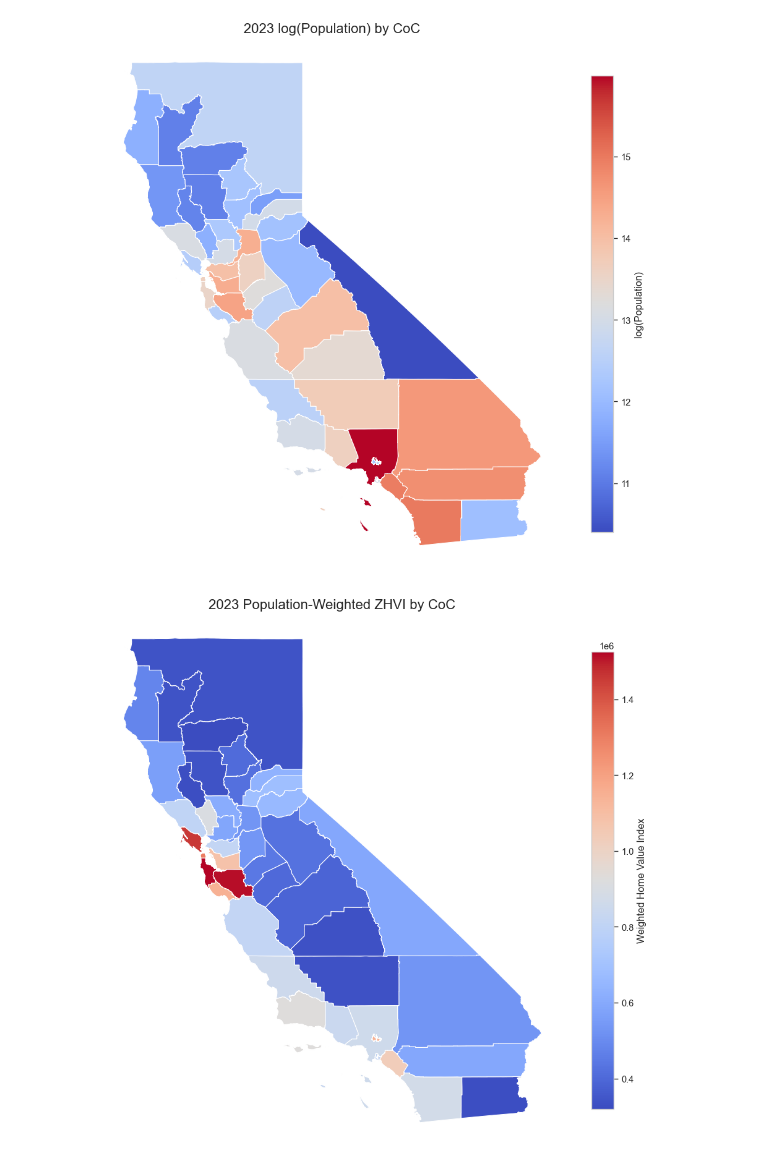
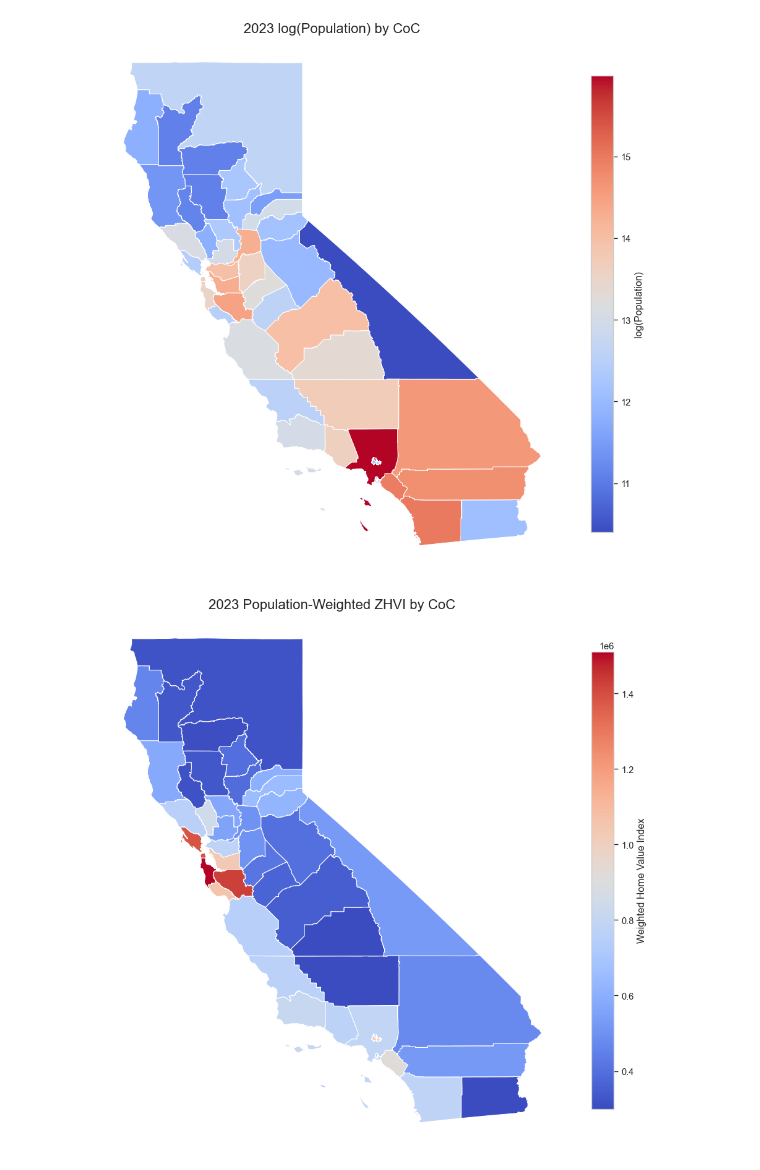
Before and after one commit to igoumiri/homelessness, a Jupyter notebook: paper.ipynb, the cells around one changed output. Drawn from its saved outputs; the diff is of its cells as text; code cells hidden in the pictures.

```diff
--- a/paper.ipynb
+++ b/paper.ipynb
@@ -243,9 +293,9 @@ spatial_lag_df = pd.DataFrame(list(spatial_lag_values.items()), columns=['CoC_Na
 # %%
 # ## 5. Final DataFrame Assembly
-final_df = pd.merge(homeless_65_2023, coc_population_df, on='CoC_Name', how='inner')
+final_df = pd.merge(homelessness_df, coc_population_df, on='CoC_Name', how='inner')
 final_df = pd.merge(final_df, coc_zhvi_df, on='CoC_Name', how='inner')
-final_df = pd.merge(final_df, coc_gdf[['CoC_Name_Clean', 'Latitude', 'Longitude']].rename(columns={'CoC_Name_Clean': 'CoC_Name'}), on='CoC_Name', how='inner')
-final_df = pd.merge(final_df, spatial_lag_df, on='CoC_Name', how='inner')
+final_df = pd.merge(final_df, coc_gdf[['CoC_Name', 'Latitude', 'Longitude']], on='CoC_Name', how='inner')
+final_df = pd.merge(final_df, spatial_lag_df, on=['CoC_Name', 'Year', 'Age'], how='inner')
 # %%
 # Add log of population
 final_df['log(Population)'] = np.log(final_df['Population'])
@@ -279,3 +325,5 @@ final_df
+# %%
+final_df = final_df.reset_index()
 # %% [markdown]
 ## 6. Modeling and Evaluation (Paper Section 2.3)
 # %%
@@ -483,7 +572,7 @@ def plot_metric_on_map(
 
     Args:
         metric_df (pd.DataFrame): DataFrame containing the metric data with CoC names as index.
-        coc_geodata (gpd.GeoDataFrame): GeoDataFrame with CoC geometries and a 'CoC_Name_Clean' column.
+        coc_geodata (gpd.GeoDataFrame): GeoDataFrame with CoC geometries and a 'CoC_Name' column.
         column_name (str): The name of the column in metric_df to plot.
         title (str): The title for the map.
         cmap (str, optional): The colormap to use. Defaults to 'viridis'.
@@ -495,7 +584,7 @@ def plot_metric_on_map(
     # Merge the metric data with the geospatial data
     map_data = coc_geodata.merge(
         metric_df[[column_name]],
-        left_on="CoC_Name_Clean",
+        left_on="CoC_Name",
         right_index=True,
         how="inner",
     )
@@ -519,7 +608,7 @@ def plot_metric_on_map(
     plt.show()
 # %%
 plot_metric_on_map(
-    final_df,
+    final_df[(final_df.Year==2023)&(final_df.Age=='65+')].set_index('CoC_Name'),
     coc_gdf,
     column_name="log(Population)",
     title="2023 log(Population) by CoC",
@@ -529,14 +618,14 @@ plot_metric_on_map(
 [figure]
 # %%
 plot_metric_on_map(
-    final_df,
+    final_df[(final_df.Year==2023)&(final_df.Age=='65+')].set_index('CoC_Name'),
     coc_gdf,
     column_name="Home prices",
     title="2023 Population-Weighted ZHVI by CoC",
     cmap="coolwarm",
     label="Weighted Home Value Index",
 )
 # %% [output]
-[figure, old version]
+[figure, new version]
 # %%
 plot_metric_on_map(
```
Also changed, not shown: parts of 27 cells of this notebook.
